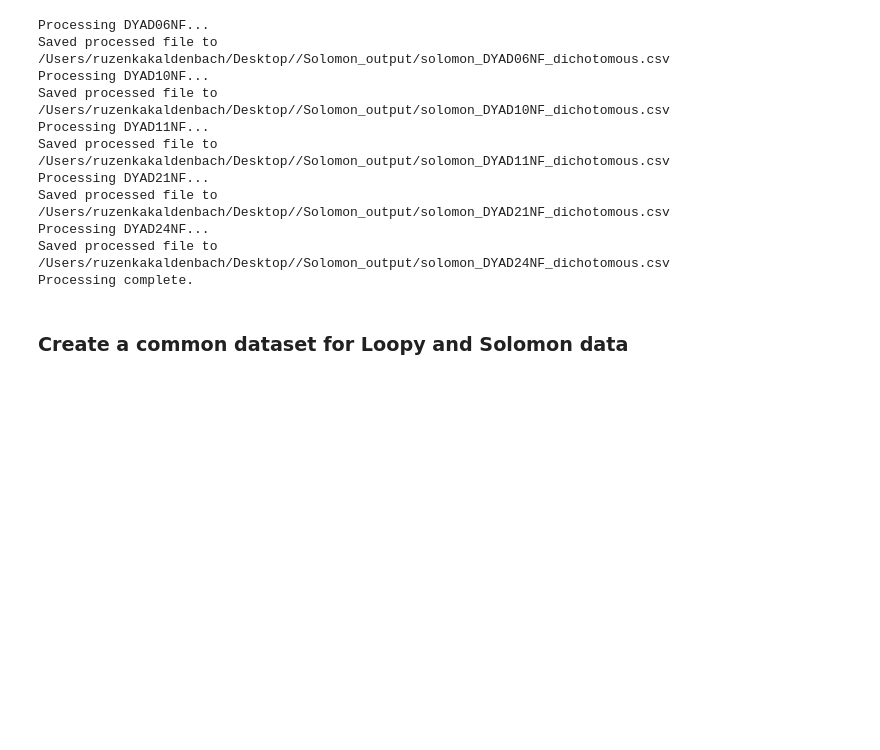
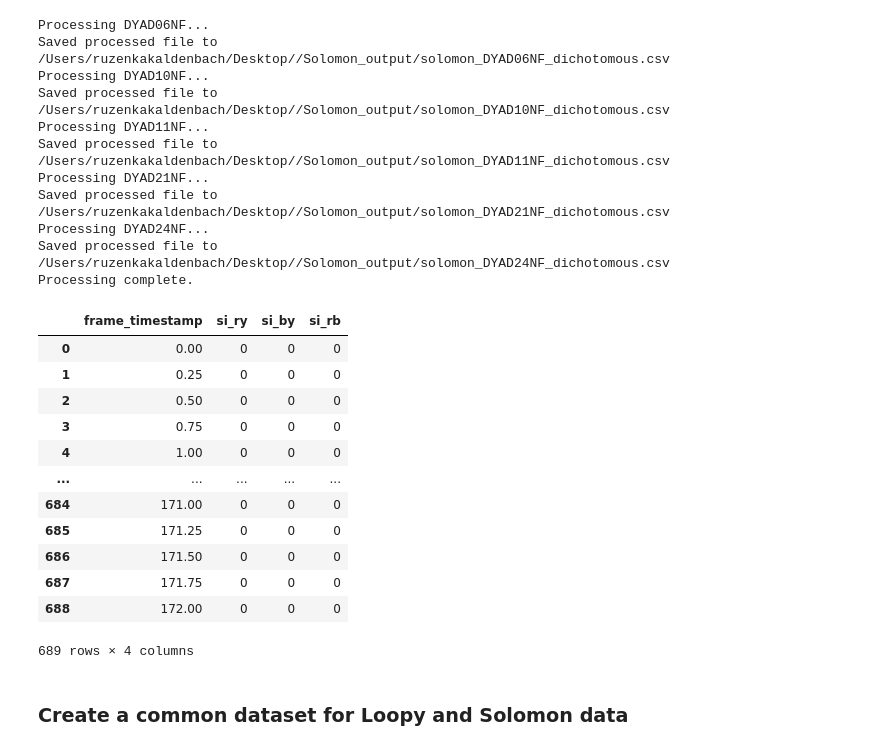
Before and after one commit to Ruzenka/Masterthesis_Biology, a Jupyter notebook: ML_logistic_regression_dichotomous.ipynb, the cells around one changed output. Drawn from its saved outputs; the diff is of its cells as text; code cells hidden in the pictures; blank space fills up the shorter version.

```diff
--- a/ML_logistic_regression_dichotomous.ipynb
+++ b/ML_logistic_regression_dichotomous.ipynb
@@ -43,6 +43,22 @@ Saved processed file to /Users/ruzenkakaldenbach/Desktop//Solomon_output/solomon
 Processing DYAD24NF...
 Saved processed file to /Users/ruzenkakaldenbach/Desktop//Solomon_output/solomon_DYAD24NF_dichotomous.csv
 Processing complete.
+# %%
+df
+# %% [output]
+|  | frame_timestamp | si_ry | si_by | si_rb |
+| 0 | 0.00 | 0 | 0 | 0 |
+| 1 | 0.25 | 0 | 0 | 0 |
+| 2 | 0.50 | 0 | 0 | 0 |
+| 3 | 0.75 | 0 | 0 | 0 |
+| 4 | 1.00 | 0 | 0 | 0 |
+| ... | ... | ... | ... | ... |
+| 684 | 171.00 | 0 | 0 | 0 |
+| 685 | 171.25 | 0 | 0 | 0 |
+| 686 | 171.50 | 0 | 0 | 0 |
+| 687 | 171.75 | 0 | 0 | 0 |
+| 688 | 172.00 | 0 | 0 | 0 |
+689 rows × 4 columns
 # %% [markdown]
 ### Create a common dataset for Loopy and Solomon data
 # %% [markdown]
```
Also changed, not shown: parts of 6 cells of this notebook.
